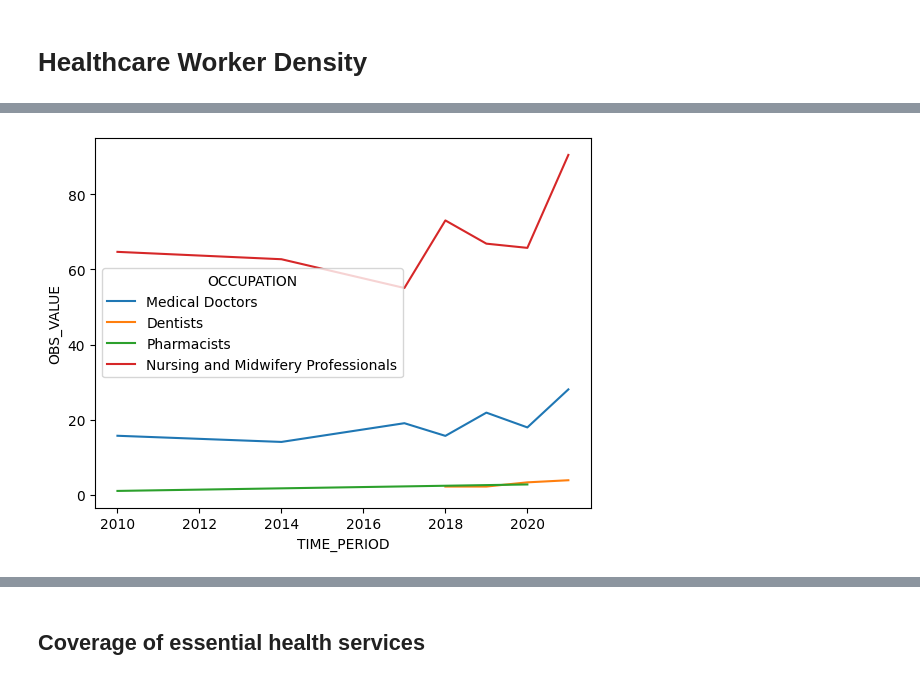
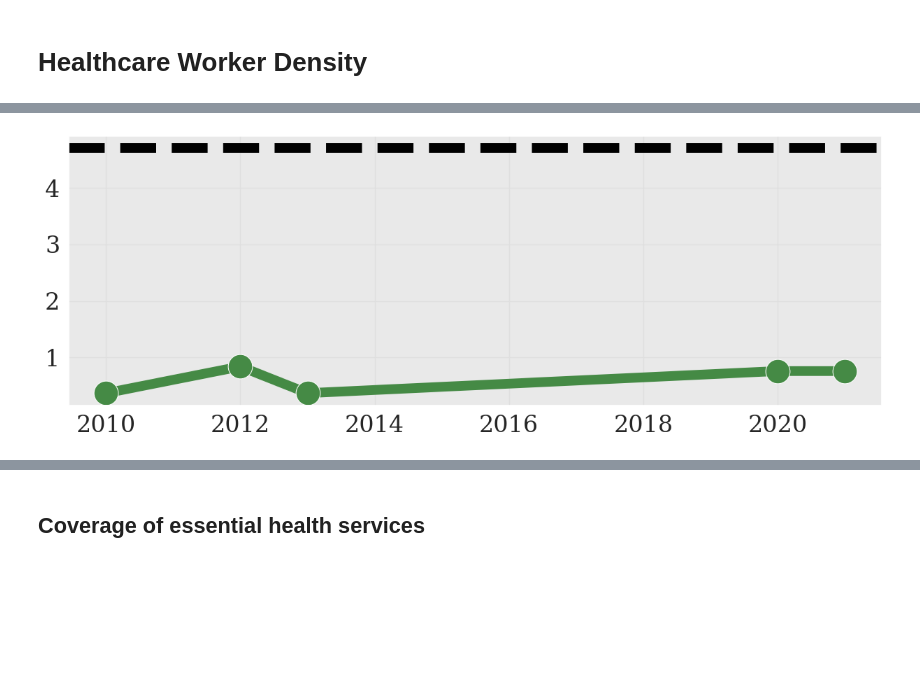
Before and after one commit to lacanlale/pacific-dataviz-2025, a Jupyter notebook: notebooks/Health Worker and Services Focused.ipynb, the cells around one changed output, grey strips where cells are left out. Cells and saved outputs as stored; diff of their text form; code cells hidden in the pictures; blank space fills up the shorter version.

Commit message:
Added additional data and focus

```diff
--- a/notebooks/Health Worker and Services Focused.ipynb
+++ b/notebooks/Health Worker and Services Focused.ipynb
@@ -97,22 +72,17 @@ Occupation mappings
 # %%
 # target_df = pd.read_csv("../data/filtered_water_data_theme_2.csv")
 target_inds = {
-    # "SH_H2O_IMPR": "Population using an improved drinking water source",
     "SH_MED_DEN": "Health worker density",
-    # "SH_STA_WASH": "Mortality rate attributed to unsafe water, unsafe sanitation and lack of hygiene",
-    # "BPI_MANAF5": "Healthy food policies in schools",
-    # "SE_ACS_H2O": "Proportion of schools with access to basic drinking water",
-    # "SH_SAN_SAFE": "Proportion of population using safely managed sanitation services",
-    # "SPC_6_3_1": "Proportion of wastewater safely treated",
     "SPC_3_8_1": "Coverage of essential health services"
 }
 target_geo = [
-    "CK",
-    "NC",
-    "PF",
-    "WS",
-    "PW",
-    "FJ"
+    # "CK",
+    # "NC",
+    # "PF",
+    # "WS",
+    # "PW",
+    # "FJ",
+    "TO"
 ]
 
 target_df = ppl_df[
@@ -307,8 +258,63 @@ Setting a gradient palette using color= is deprecated and will be removed in v0.
 # %%
-sns.lineplot(
-    data=data[data["GEO_PICT"] == "PW"],
-    x="TIME_PERIOD",
-    y="OBS_VALUE",
-    hue="OCCUPATION"
+style_palette = {
+    "Pharmacists": "#458a45",
+    "Medical Doctors": "#82140c",
+    "Nursing and Midwifery Professionals": "#8f6535",
+    "Dentists": "#323d7a"
+}
+style_markers = {
+    "Pharmacists": "d",
+    "Medical Doctors": "o",
+    "Nursing and Midwifery Professionals": "s",
+    "Dentists": "h"
+}
+
+who_western_pa = {
+    "Medical Doctors": 23.2,
+    "Nursing and Midwifery Professionals": 43.4,
+    "Pharmacists": 4.7,
+    "Dentists": 4.6
+}
+who_style_palette = {
+    "Pharmacists  (per 10,000)": "#458a45",
+    "Medical doctors (per 10,000)": "#82140c",
+    "Nursing and midwifery personnel (per 10,000)": "#8f6535",
+    "Dentists (per 10,000)": "#323d7a"
+}
+
+width_pixels = 1500
+height_pixels = 500
+
+sns.set(
+    font='serif',
+    rc={
+        'axes.labelsize': 24,
+        'xtick.labelsize': 24,
+        'ytick.labelsize': 24,
+        'legend.fontsize': 48,
+        'axes.grid': True,
+        'grid.color': '#DFDFDF',
+        'axes.facecolor': '#E9E9E9',
+        'savefig.transparent': True
+    }
 )
+
+for key in style_markers.keys():
+    plt.figure(figsize=(width_pixels/100, height_pixels/100))
+    ax = sns.lineplot(
+        data=data[(data["GEO_PICT"] == "TO") & (data["OCCUPATION"] == key)],
+        x="TIME_PERIOD",
+        y="OBS_VALUE",
+        color=style_palette[key],
+        marker="o",
+        linewidth=10,
+        markersize=25,
+        legend=False
+    )
+    ax.set(
+        xlabel="",
+        ylabel=""
+    )
+    ax.axhline(y=who_western_pa[key], color="black", linestyle='--', linewidth=10)
+    ax.get_figure().savefig(f"./charts/{key}_per_10000_WHO_comparison.svg")
 # %% [output]
@@ -316 +321 @@ sns.lineplot(
-[figure, old version]
+[figure, new version]
```
Also changed, not shown: parts of 22 cells of this notebook, 1 other file.
